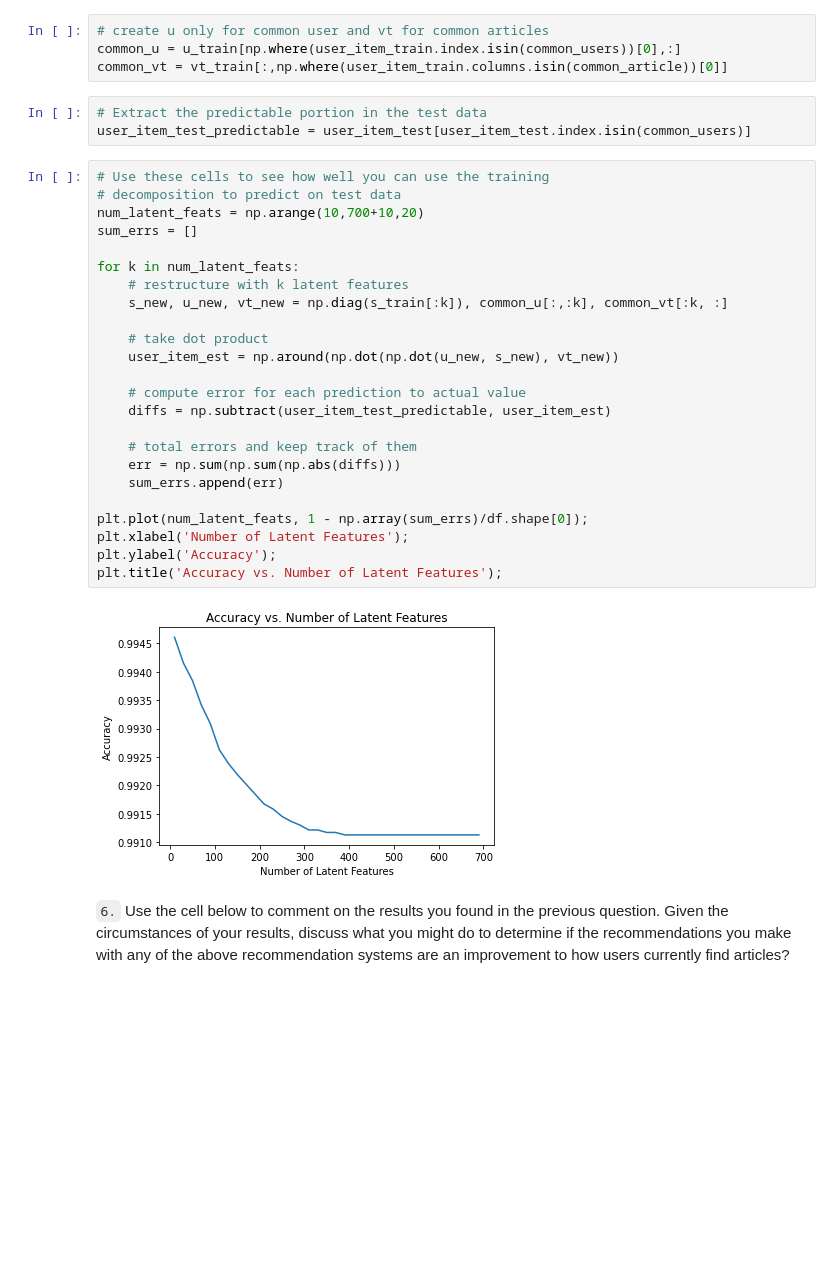
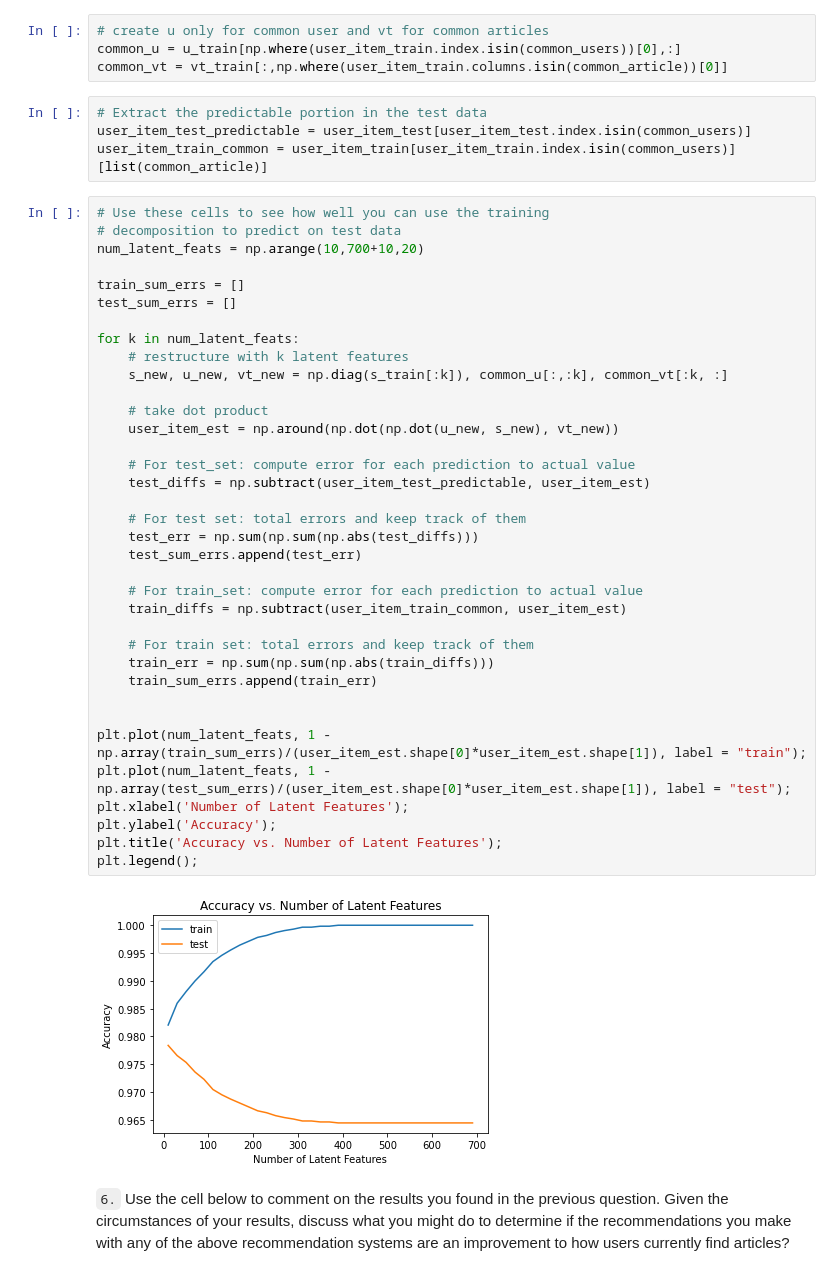
Before and after one commit to yougun-han/Recommendations-with-IBM, a Jupyter notebook: Recommendations_with_IBM.ipynb, the cells around one changed output. Cells and saved outputs as stored; diff of their text form; blank space fills up the shorter version.

```diff
--- a/Recommendations_with_IBM.ipynb
+++ b/Recommendations_with_IBM.ipynb
@@ -902,32 +906,45 @@ common_vt = vt_train[:,np.where(user_item_train.columns.isin(common_article))[0]
 # %%
 # Extract the predictable portion in the test data
 user_item_test_predictable = user_item_test[user_item_test.index.isin(common_users)]
+user_item_train_common = user_item_train[user_item_train.index.isin(common_users)][list(common_article)]
 # %%
 # Use these cells to see how well you can use the training
 # decomposition to predict on test data
 num_latent_feats = np.arange(10,700+10,20)
-sum_errs = []
+
+train_sum_errs = []
+test_sum_errs = []
 
 for k in num_latent_feats:
     # restructure with k latent features
     s_new, u_new, vt_new = np.diag(s_train[:k]), common_u[:,:k], common_vt[:k, :]
 
     # take dot product
     user_item_est = np.around(np.dot(np.dot(u_new, s_new), vt_new))
 
-    # compute error for each prediction to actual value
-    diffs = np.subtract(user_item_test_predictable, user_item_est)
+    # For test_set: compute error for each prediction to actual value
+    test_diffs = np.subtract(user_item_test_predictable, user_item_est)
 
-    # total errors and keep track of them
-    err = np.sum(np.sum(np.abs(diffs)))
-    sum_errs.append(err)
+    # For test set: total errors and keep track of them
+    test_err = np.sum(np.sum(np.abs(test_diffs)))
+    test_sum_errs.append(test_err)
 
-plt.plot(num_latent_feats, 1 - np.array(sum_errs)/df.shape[0]);
+    # For train_set: compute error for each prediction to actual value
+    train_diffs = np.subtract(user_item_train_common, user_item_est)
+
+    # For train set: total errors and keep track of them
+    train_err = np.sum(np.sum(np.abs(train_diffs)))
+    train_sum_errs.append(train_err)
+
+
+plt.plot(num_latent_feats, 1 - np.array(train_sum_errs)/(user_item_est.shape[0]*user_item_est.shape[1]), label = "train");
+plt.plot(num_latent_feats, 1 - np.array(test_sum_errs)/(user_item_est.shape[0]*user_item_est.shape[1]), label = "test");
 plt.xlabel('Number of Latent Features');
 plt.ylabel('Accuracy');
 plt.title('Accuracy vs. Number of Latent Features');
+plt.legend();
 # %% [output]
-[figure, old version]
+[figure, new version]
 # %% [markdown]
 `6.` Use the cell below to comment on the results you found in the previous question. Given the circumstances of your results, discuss what you might do to determine if the recommendations you make with any of the above recommendation systems are an improvement to how users currently find articles?
 # %% [markdown]
```
Also changed, not shown: parts of 3 cells of this notebook, 1 other file.
